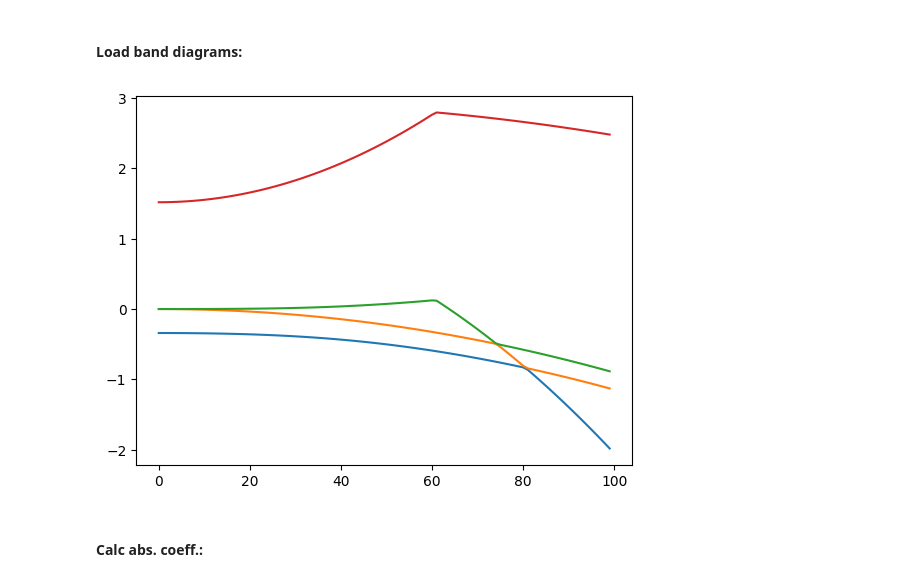
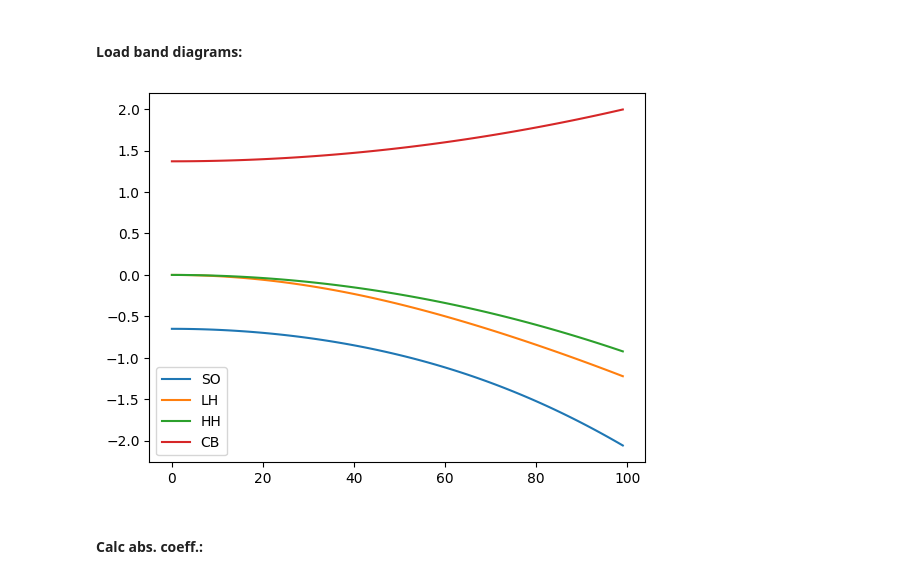
Before and after one commit to Kowalikov/photovoltaic_cell_absorption_coefficient, a Jupyter notebook: absorption_coefficient_alloys.ipynb, the cells around one changed output. Saved outputs shown, nothing was run; the diff lists cells and outputs as text; code cells hidden in the pictures.

Commit message:
Updated results.

```diff
--- a/absorption_coefficient_alloys.ipynb
+++ b/absorption_coefficient_alloys.ipynb
@@ -144,7 +226,7 @@ plt.show()
 # %% [markdown]
 #### Calc abs. coeff.:
 # %%
-def calc_absorption_coeff(bands, hw, k_top=0.2, points=50):
+def calc_absorption_coeff(bands, hw, k_top=0.2, points=50, del_l=0.005):
     """k needs to be in angstrems
 
     Args:
@@ -171,7 +253,7 @@ def calc_absorption_coeff(bands, hw, k_top=0.2, points=50):
         inter += (h_bar/m_0*P_cv)**2
         inter += (h_bar/m_0*P_cv)**2
 
-        inter = inter*hw/(E_ck-E_vk)**2*norm_sec(E_ck-E_vk-hw)
+        inter = inter*hw/(E_ck-E_vk)**2*norm_sec(E_ck-E_vk-hw, del_l=del_l)
 
         return inter
 
@@ -199,15 +281,17 @@ def calc_absorption_coeff(bands, hw, k_top=0.2, points=50):
                             )
     I = I*dk**3
 
-    alpha = alpha_f/(2*np.pi*n_r)*I
+    alpha = np.array([0,0,0], dtype=np.float64)
+    for band_i in range(3):
+        alpha[band_i] = alpha_f/(2*np.pi*n_r[band_i])*I[band_i]
 
     return alpha
 # %%
-hw_points = 50
+hw_points = 20
 valence_bands = 3
 alphas = np.zeros((hw_points,valence_bands))
-hw_range = np.linspace(1.4,
-                       2.0,
+hw_range = np.linspace(1.2,
+                       2.2,
                        hw_points)
 for i, hw in enumerate(hw_range):
     print(f'[{i+1}/{hw_points}]', end='\r')
@@ -233,9 +317,9 @@ with plt.style.context('bmh'):
 # %%
-hw_points = 50
+hw_points = 80
 valence_bands = 3
 str_alphas = np.zeros((hw_points,valence_bands))
-hw_range = np.linspace(1.4,
-                       2.0,
+hw_range = np.linspace(1.2,
+                       2.2,
                        hw_points)
 for i, hw in enumerate(hw_range):
     print(f'[{i+1}/{hw_points}]', end='\r')
@@ -267,13 +351,15 @@ points = 100
 # %% [markdown]
 #### Load band diagrams:
 # %%
-bands = np.load(f'./results/GaAs_300k_8kp_no-strain_{points}points_top{k_top}.npy')
-str_bands = np.load(f'./results/GaAs_300k_8kp_strain-0.02_{points}points_top{k_top}.npy')
+bands = np.load(f'./results/Al0.43Ga0.57Sb_300k_8kp_no-strain_{points}points_top{k_top}.npy')
+str_bands = np.load(f'./results/Al0.43Ga0.57Sb_300k_8kp_strain-0.0027855718241732385_{points}points_top{k_top}.npy')
 # %%
 for i in range(4):
-    plt.plot(bands[i,0,0,:])
+    bands_names = ['SO','LH','HH','CB']
+    plt.plot(bands[i,0,0,:], label=bands_names[i])
+plt.legend()
 plt.show()
 # %% [output]
-[figure, old version]
+[figure, new version]
 # %% [markdown]
 #### Calc abs. coeff.:
```
Also changed, not shown: parts of 26 cells of this notebook, 2 other files.
